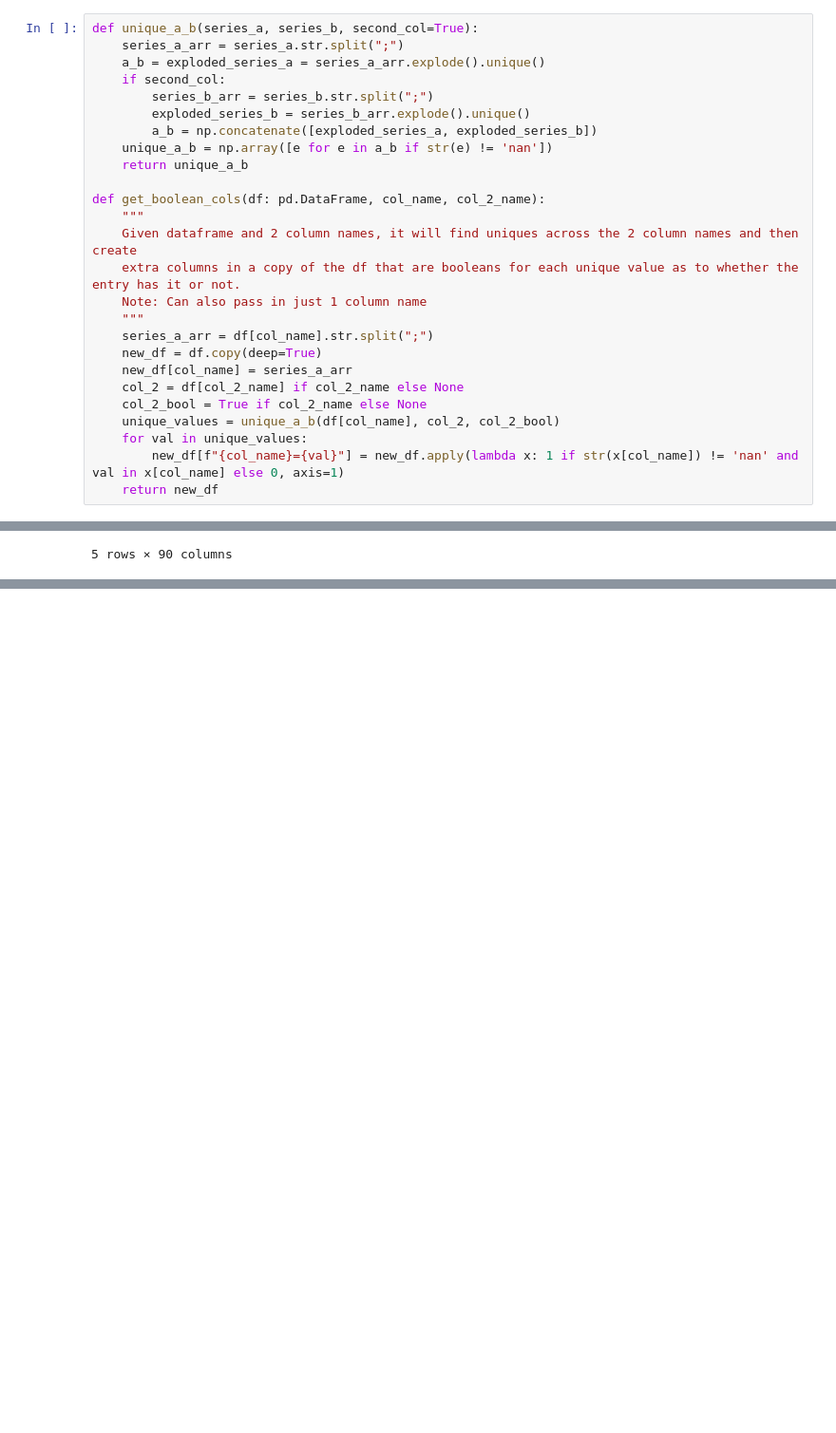
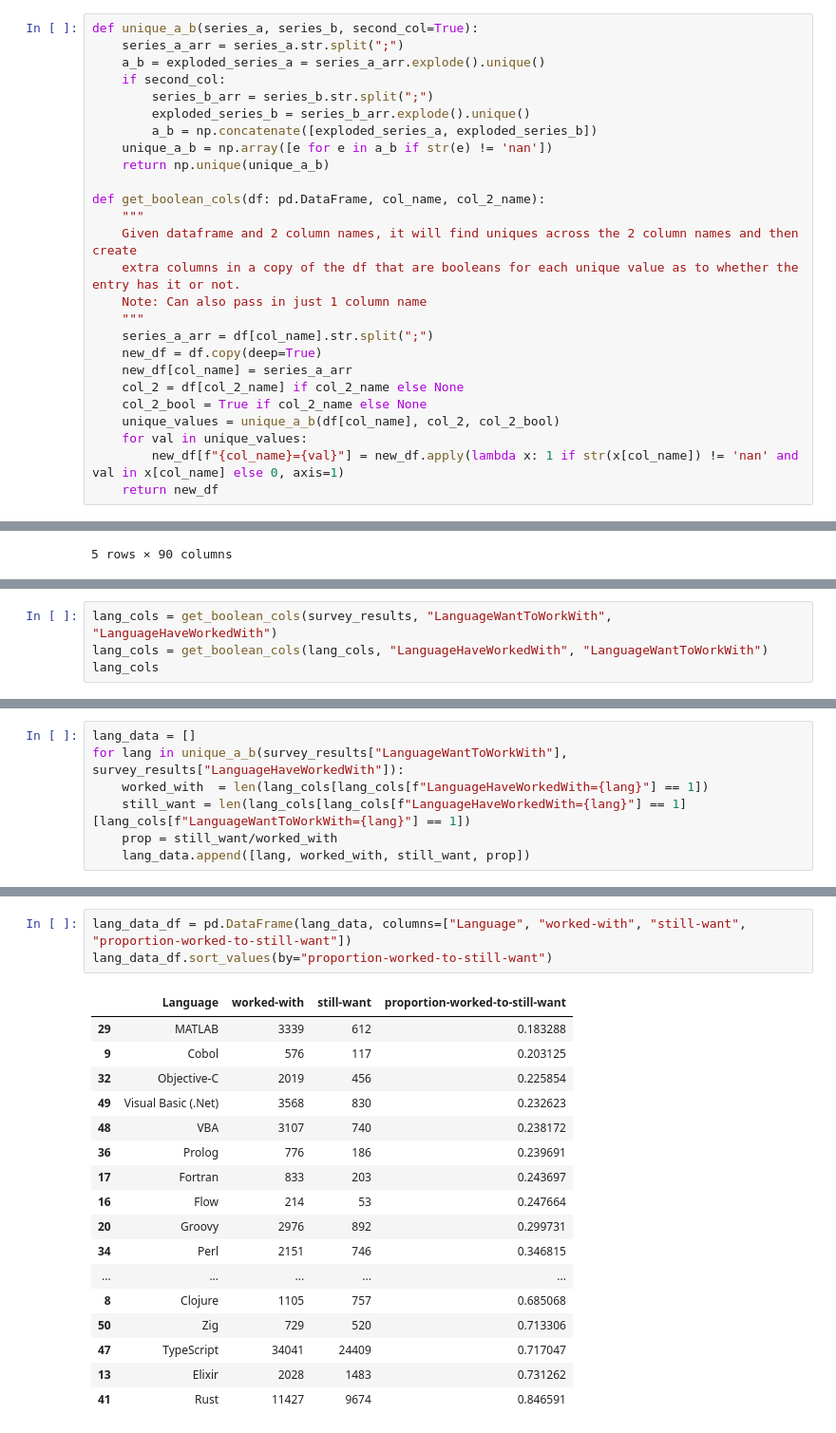
Before and after one commit to SarthakHa/stackoverflow-data-2023, a Jupyter notebook: analysis.ipynb, the cells around one changed output, grey strips where cells are left out. Shown: that part at 95% size. Saved outputs shown, nothing was run; the diff lists cells and outputs as text; blank space fills up the shorter version.

```diff
--- a/analysis.ipynb
+++ b/analysis.ipynb
@@ -32,7 +32,7 @@ def unique_a_b(series_a, series_b, second_col=True):
         exploded_series_b = series_b_arr.explode().unique()
         a_b = np.concatenate([exploded_series_a, exploded_series_b])
     unique_a_b = np.array([e for e in a_b if str(e) != 'nan'])
-    return unique_a_b
+    return np.unique(unique_a_b)
 
 def get_boolean_cols(df: pd.DataFrame, col_name, col_2_name):
     """
@@ -143,0 +145,4 @@ Correlation of each binary column with 'pay':
+# %%
+lang_cols = get_boolean_cols(survey_results, "LanguageWantToWorkWith", "LanguageHaveWorkedWith")
+lang_cols = get_boolean_cols(lang_cols, "LanguageHaveWorkedWith", "LanguageWantToWorkWith")
+lang_cols
@@ -143,0 +163,7 @@ Correlation of each binary column with 'pay':
+# %%
+lang_data = []
+for lang in unique_a_b(survey_results["LanguageWantToWorkWith"], survey_results["LanguageHaveWorkedWith"]):
+    worked_with  = len(lang_cols[lang_cols[f"LanguageHaveWorkedWith={lang}"] == 1])
+    still_want = len(lang_cols[lang_cols[f"LanguageHaveWorkedWith={lang}"] == 1][lang_cols[f"LanguageWantToWorkWith={lang}"] == 1])
+    prop = still_want/worked_with
+    lang_data.append([lang, worked_with, still_want, prop])
@@ -143,0 +181,21 @@ Correlation of each binary column with 'pay':
+# %%
+lang_data_df = pd.DataFrame(lang_data, columns=["Language", "worked-with", "still-want", "proportion-worked-to-still-want"])
+lang_data_df.sort_values(by="proportion-worked-to-still-want")
+# %% [output]
+|  | Language | worked-with | still-want | proportion-worked-to-still-want |
+| 29 | MATLAB | 3339 | 612 | 0.183288 |
+| 9 | Cobol | 576 | 117 | 0.203125 |
+| 32 | Objective-C | 2019 | 456 | 0.225854 |
+| 49 | Visual Basic (.Net) | 3568 | 830 | 0.232623 |
+| 48 | VBA | 3107 | 740 | 0.238172 |
+| 36 | Prolog | 776 | 186 | 0.239691 |
+| 17 | Fortran | 833 | 203 | 0.243697 |
+| 16 | Flow | 214 | 53 | 0.247664 |
+| 20 | Groovy | 2976 | 892 | 0.299731 |
+| 34 | Perl | 2151 | 746 | 0.346815 |
+| ... | ... | ... | ... | ... |
+| 8 | Clojure | 1105 | 757 | 0.685068 |
+| 50 | Zig | 729 | 520 | 0.713306 |
+| 47 | TypeScript | 34041 | 24409 | 0.717047 |
+| 13 | Elixir | 2028 | 1483 | 0.731262 |
+| 41 | Rust | 11427 | 9674 | 0.846591 |
```
Also changed, not shown: parts of 10 cells of this notebook.
